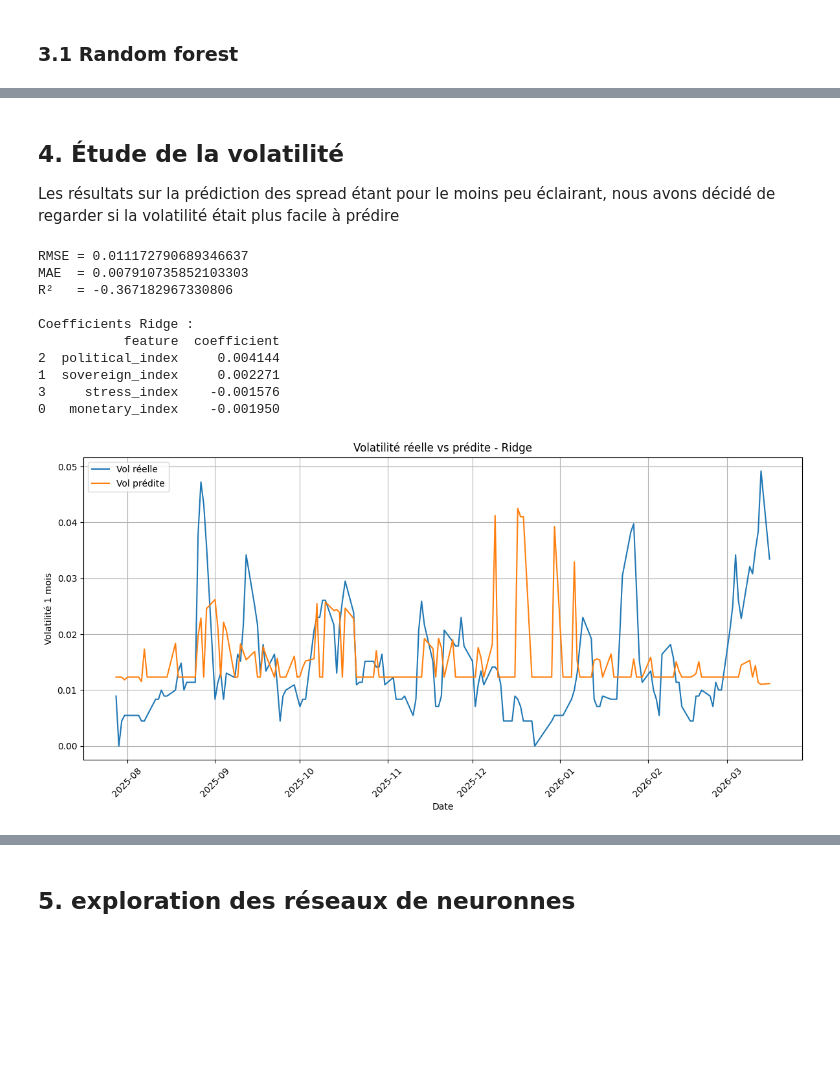
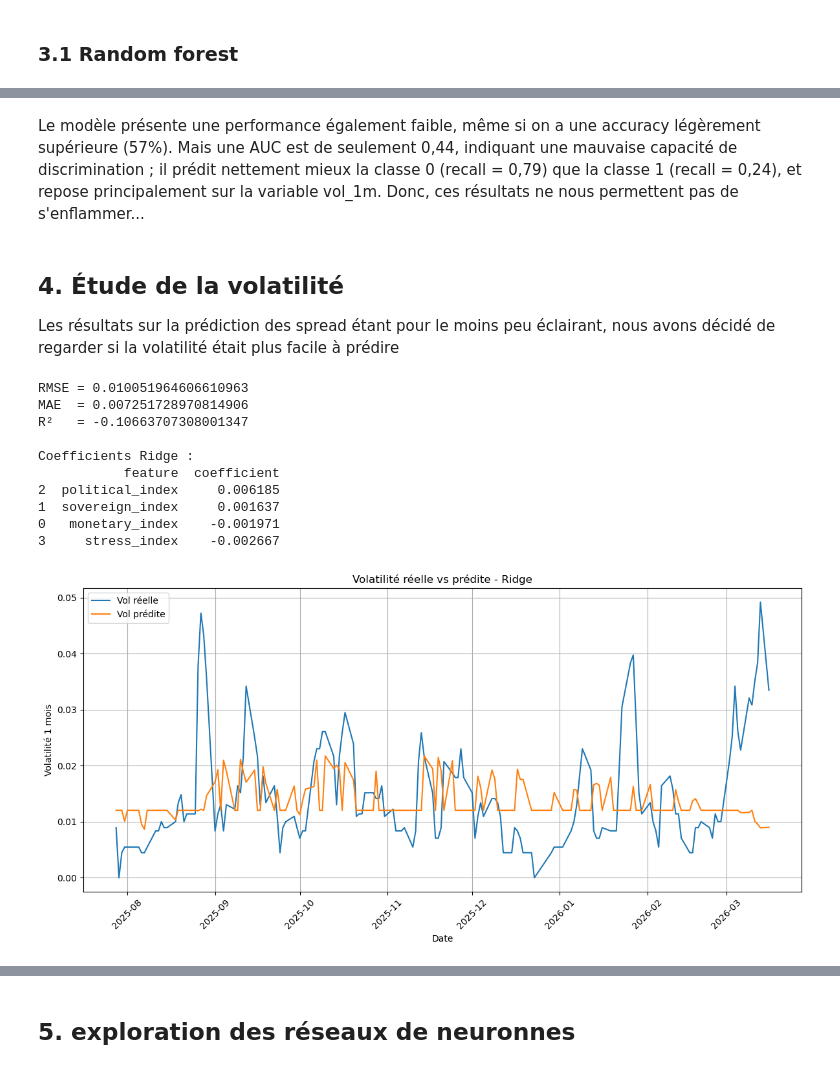
Before and after one commit to MarionSrl/ml-news-spread, a Jupyter notebook: notebooks/ML_MarionSIROL_MaxenceMARTINI_BFA3.ipynb, the cells around one changed output, grey strips where cells are left out. Cells and saved outputs as stored; diff of their text form; code cells hidden in the pictures; blank space fills up the shorter version.

```diff
--- a/notebooks/ML_MarionSIROL_MaxenceMARTINI_BFA3.ipynb
+++ b/notebooks/ML_MarionSIROL_MaxenceMARTINI_BFA3.ipynb
@@ -1252,25 +967,12 @@ feature_cols = [
     "geopolitical_index"
 ]
 
-# normalisation par volume d'articles
-for col in feature_cols:
-    daily_titles_gdelt_europe[col] = (
-        daily_titles_gdelt_europe[col] / daily_titles_gdelt_europe["n_articles"].replace(0, 1)
-    )
-
-# feature bonus : volume de news
-daily_titles_gdelt_europe["news_volume"] = daily_titles_gdelt_europe["n_articles"]
-feature_cols = feature_cols + ["news_volume"]
-
-# lissage léger pour réduire le bruit
 for col in feature_cols:
     daily_titles_gdelt_europe[col] = daily_titles_gdelt_europe[col].rolling(7, min_periods=1).mean()
-
-# on garde une base news propre
 daily_titles_gdelt_europe = daily_titles_gdelt_europe[["day"] + feature_cols].copy()
 
 # =========================================================
-# 4. PREPARATION DES DONNEES DE SPREAD (CORRIGÉ)
+# 4. PREPARATION DES DONNEES DE SPREAD
 # =========================================================
 
 spread_europe = spread.reset_index()[["date", "fr_10y", "de_10y", "spread"]].copy()
@@ -1295,7 +997,6 @@ data_final_europe = spread_europe.merge(
 
 data_final_europe = data_final_europe.drop(columns=["day"])
 
-# si certains jours n'ont pas de news, on met 0
 for col in feature_cols:
     data_final_europe[col] = data_final_europe[col].fillna(0)
 
@@ -1314,10 +1015,7 @@ data_final_europe["direction_t+1"] = (
 for col in feature_cols:
     data_final_europe[col] = data_final_europe[col].shift(1)
 
-# vol simple si tu veux une variable de contrôle
 data_final_europe["vol_1m"] = data_final_europe["spread"].rolling(20, min_periods=5).std()
-
-# nettoyage final
 data_final_europe = data_final_europe.dropna().copy()
 # %% [markdown]
 ## 3. Test de différents modèles avec les news françaises (partie 2)
@@ -1444,6 +1150,8 @@ direction_t+1
 0.0    0.593325
 1.0    0.406675
 Name: proportion, dtype: float64
+# %% [markdown]
+Le modèle présente une performance également faible, même si on a une accuracy légèrement supérieure (57%). Mais une AUC est de seulement 0,44, indiquant une mauvaise capacité de discrimination ; il prédit nettement mieux la classe 0 (recall = 0,79) que la classe 1 (recall = 0,24), et repose principalement sur la variable vol_1m. Donc, ces résultats ne nous permettent pas de s'enflammer...
 # %% [markdown]
 ## 4. Étude de la volatilité
 Les résultats sur la prédiction des spread étant pour le moins peu éclairant, nous avons décidé de regarder si la volatilité était plus facile à prédire
@@ -1526,16 +1234,8 @@ feature_cols = [
     "stress_index"
 ]
 
-# normalisation par volume d'articles
-for col in feature_cols:
-    daily_titles_europe[col] = (
-        daily_titles_europe[col] / daily_titles_europe["n_articles"].replace(0, 1)
-    )
-
-# lissage léger
 for col in feature_cols:
     daily_titles_europe[col] = daily_titles_europe[col].rolling(7, min_periods=1).mean()
-
 daily_titles_europe = daily_titles_europe[["day"] + feature_cols].copy()
 
 # =========================================================
@@ -1580,12 +1280,8 @@ data_final_europe["vol_1m"] = data_final_europe["spread"].rolling(5, min_periods
 for col in feature_cols:
     data_final_europe[col] = data_final_europe[col].shift(1)
 
-# nettoyage ciblé
 data_final_europe = data_final_europe.dropna(subset=["vol_1m"]).copy()
 data_final_europe = data_final_europe[data_final_europe["vol_1m"] > 0].copy()
-
-# si besoin, décommente cette ligne pour être plus strict
-# data_final_europe = data_final_europe.dropna(subset=feature_cols + ["vol_1m"]).copy()
 
 # =========================================================
 # 7. X ET y
@@ -1596,7 +1292,7 @@ X = data_final_europe[features]
 y = data_final_europe["vol_1m"]
 
 # =========================================================
-# 8. TRAIN / TEST SPLIT TEMPOREL
+# 8. TRAIN / TEST SPLIT
 # =========================================================
 
 split_idx = int(len(data_final_europe) * 0.8)
@@ -1655,41 +1351,41 @@ results = pd.DataFrame({
 
 plt.figure(figsize=(12, 6))
 plt.plot(results["date"], results["vol_reelle"], label="Vol réelle")
 plt.plot(results["date"], results["vol_predite"], label="Vol prédite")
 plt.xlabel("Date")
 plt.ylabel("Volatilité 1 mois")
 plt.title("Volatilité réelle vs prédite - Ridge")
 plt.legend()
 plt.grid(True)
 plt.xticks(rotation=45)
 plt.tight_layout()
 plt.show()
 
 # =========================================================
 # 13. APERCU FINAL
 # =========================================================
 
 print("\nColonnes de data_final_europe :")
 print(data_final_europe.columns.tolist())
 
 print("\nAperçu :")
 print(data_final_europe.head())
 
 print("\nTaille finale :", data_final_europe.shape)
 print("\nRésumé de vol_1m :")
 print(data_final_europe["vol_1m"].describe())
 # %% [output]
-RMSE = 0.011172790689346637
-MAE  = 0.007910735852103303
-R²   = -0.367182967330806
+RMSE = 0.010051964606610963
+MAE  = 0.007251728970814906
+R²   = -0.10663707308001347
 
 Coefficients Ridge :
            feature  coefficient
-2  political_index     0.004144
-1  sovereign_index     0.002271
-3     stress_index    -0.001576
-0   monetary_index    -0.001950
+2  political_index     0.006185
+1  sovereign_index     0.001637
+0   monetary_index    -0.001971
+3     stress_index    -0.002667
-[figure, old version]
+[figure, new version]
 Colonnes de data_final_europe :
 ['date', 'fr_10y', 'de_10y', 'spread', 'monetary_index', 'sovereign_index', 'political_index', 'stress_index', 'delta', 'vol_1m']
 
```
Also changed, not shown: parts of 31 cells of this notebook, 1 other file.
